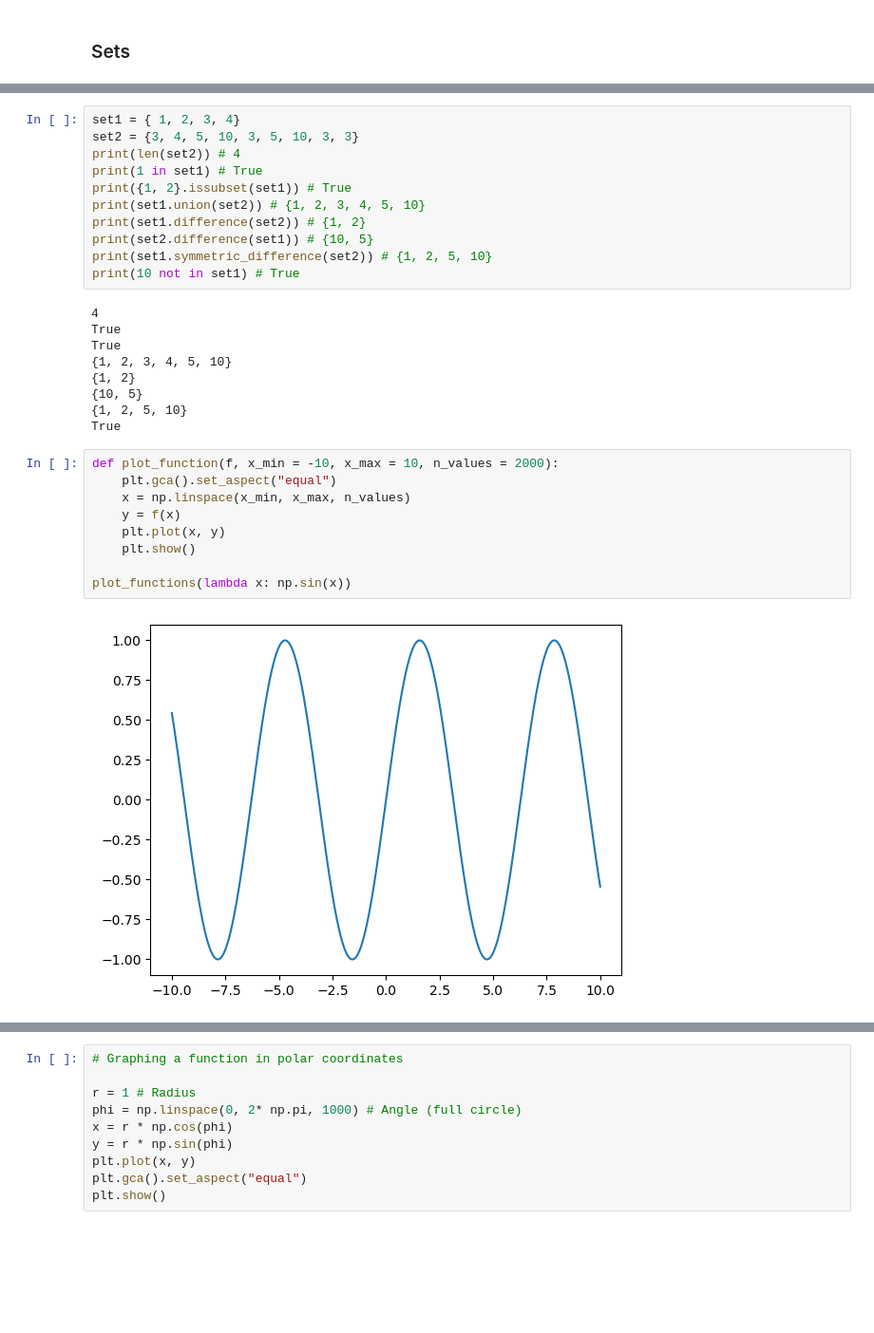
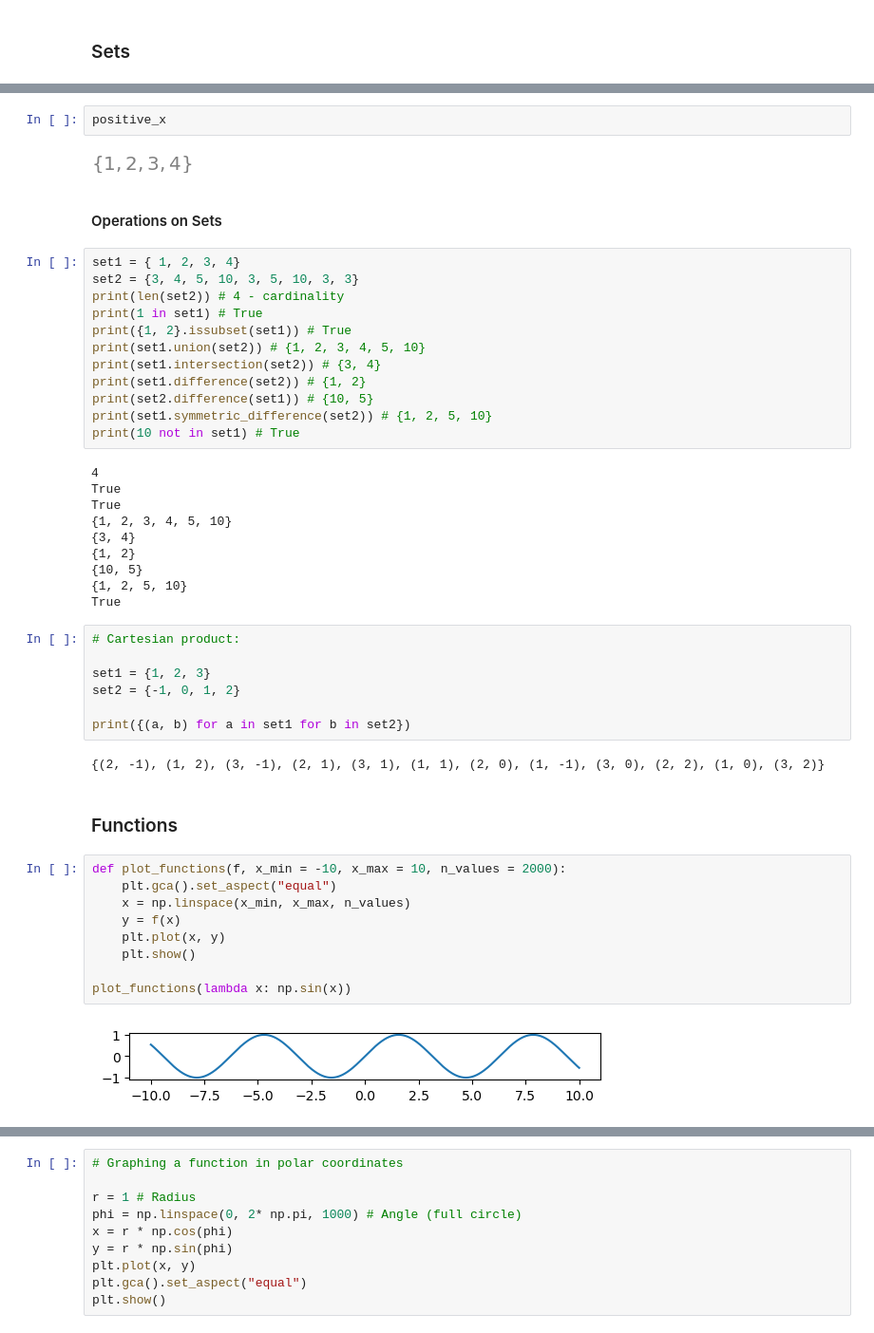
Before and after one commit to ToniStoynev/Math-Concepts-for-Developers, a Jupyter notebook: Basic algebra/Basic Algebra.ipynb, the cells around one changed output, grey strips where cells are left out. Shown at 95% size. Saved outputs shown, nothing was run; the diff lists cells and outputs as text; blank space fills up the shorter version.

```diff
--- a/Basic algebra/Basic Algebra.ipynb
+++ b/Basic algebra/Basic Algebra.ipynb
@@ -31,10 +68,17 @@ positive_x
+# %%
+positive_x
+# %% [output]
+[figure, added]
+# %% [markdown]
+#### Operations on Sets
 # %%
 set1 = { 1, 2, 3, 4}
 set2 = {3, 4, 5, 10, 3, 5, 10, 3, 3}
-print(len(set2)) # 4
+print(len(set2)) # 4 - cardinality
 print(1 in set1) # True
 print({1, 2}.issubset(set1)) # True
 print(set1.union(set2)) # {1, 2, 3, 4, 5, 10}
+print(set1.intersection(set2)) # {3, 4}
 print(set1.difference(set2)) # {1, 2}
 print(set2.difference(set1)) # {10, 5}
 print(set1.symmetric_difference(set2)) # {1, 2, 5, 10}
@@ -44,21 +88,33 @@ print(10 not in set1) # True
 True
 True
 {1, 2, 3, 4, 5, 10}
+{3, 4}
 {1, 2}
 {10, 5}
 {1, 2, 5, 10}
 True
+# %%
+# Cartesian product:
+
+set1 = {1, 2, 3}
+set2 = {-1, 0, 1, 2}
+
+print({(a, b) for a in set1 for b in set2})
+# %% [output]
+{(2, -1), (1, 2), (3, -1), (2, 1), (3, 1), (1, 1), (2, 0), (1, -1), (3, 0), (2, 2), (1, 0), (3, 2)}
+# %% [markdown]
+### Functions
 # %%
-def plot_function(f, x_min = -10, x_max = 10, n_values = 2000):
+def plot_functions(f, x_min = -10, x_max = 10, n_values = 2000):
     plt.gca().set_aspect("equal")
     x = np.linspace(x_min, x_max, n_values)
     y = f(x)
     plt.plot(x, y)
     plt.show()
 
 plot_functions(lambda x: np.sin(x))
 # %% [output]
-[figure, old version]
+[figure, new version]
 # %%
 #Plot unit circle
 
```
Also changed, not shown: parts of 21 cells of this notebook.
